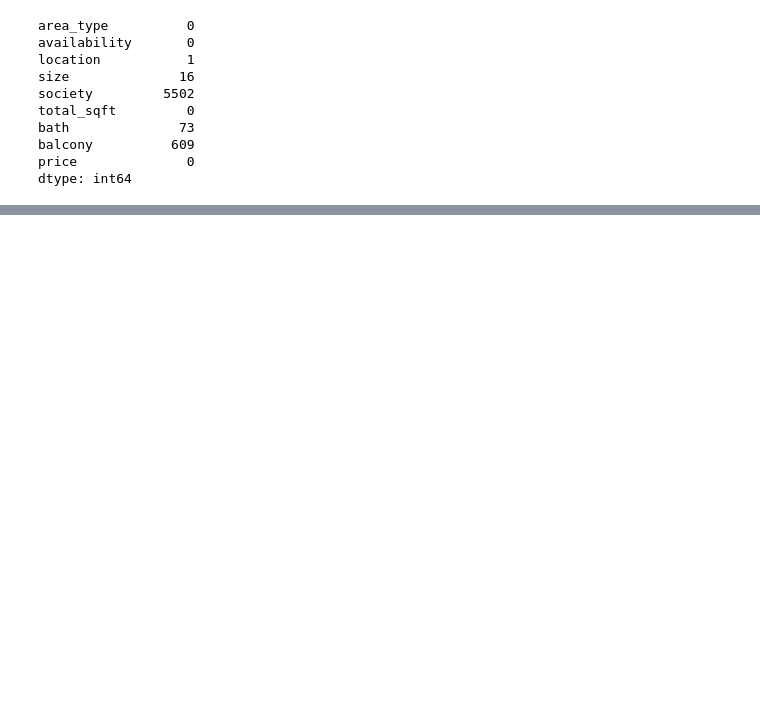
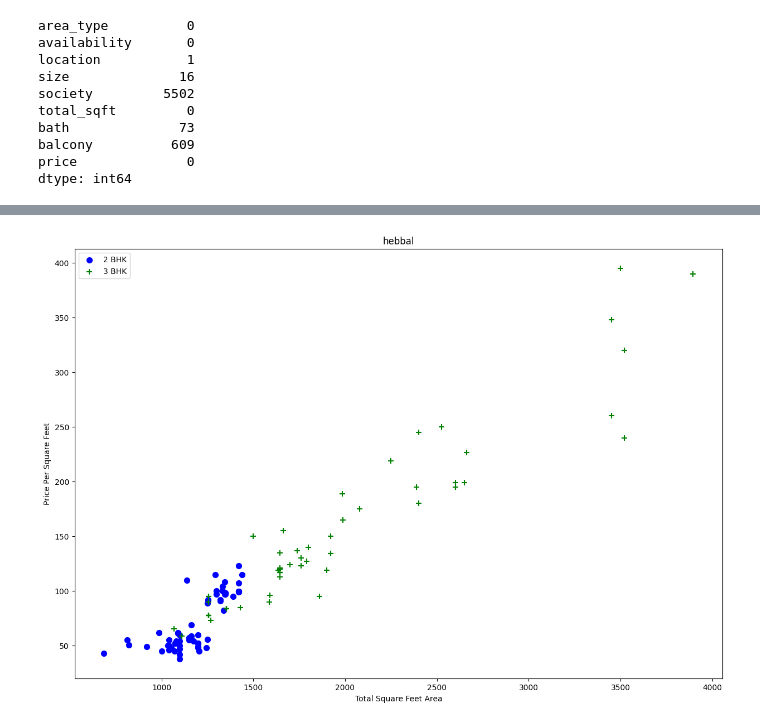
Before and after one commit to Josevpc/Bengaluru-House-Real-Estate-Price-Prediction, a Jupyter notebook: model/code_prediction.ipynb, the cells around one changed output, grey strips where cells are left out. Cells and saved outputs as stored; diff of their text form; code cells hidden in the pictures; blank space fills up the shorter version.

```diff
--- a/model/code_prediction.ipynb
+++ b/model/code_prediction.ipynb
@@ -481,0 +582,4 @@ Name: price, dtype: float64
+# %%
+plot_scatter_chart(no_outliers_df2, "hebbal")
+# %% [output]
+[figure, added]
```
Also changed, not shown: parts of 122 cells of this notebook, 2 other files.
